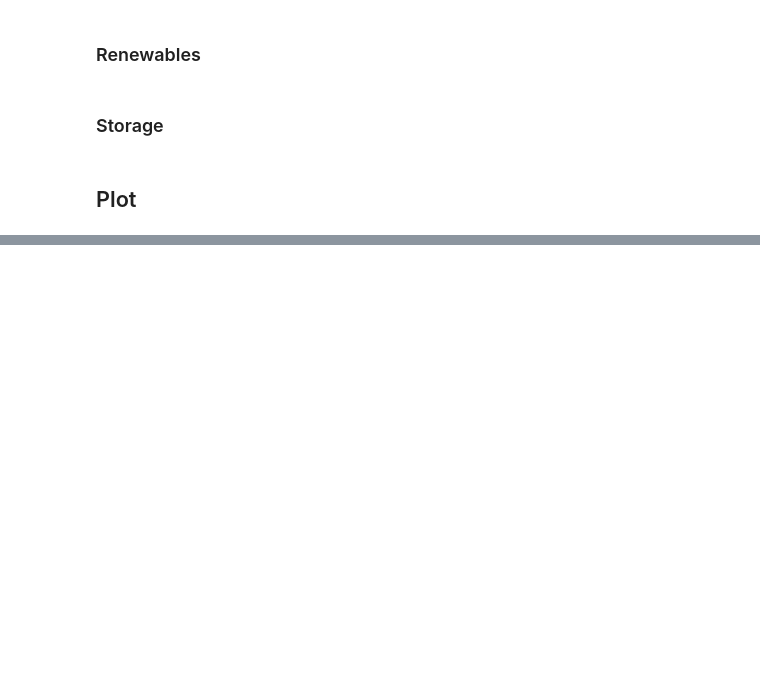
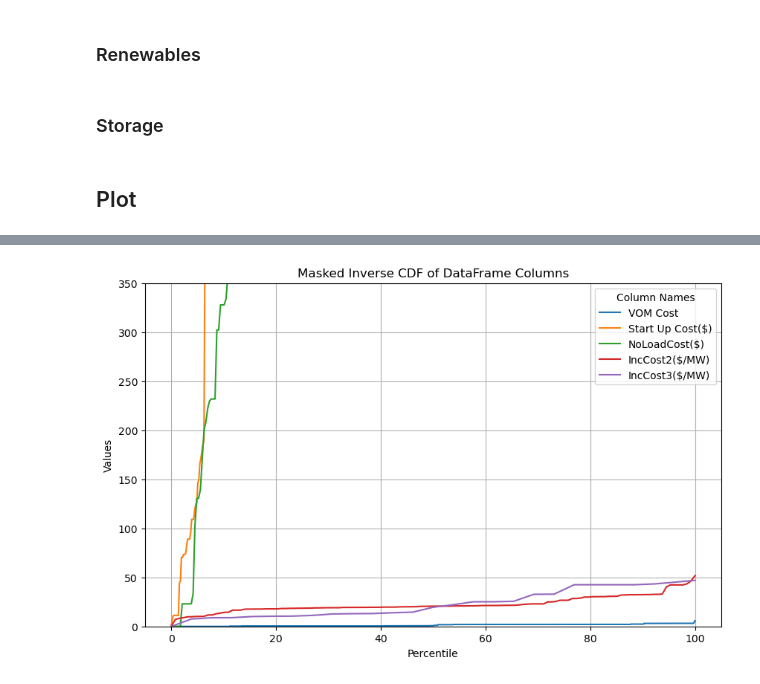
Before and after one commit to niklauskun/STESTS, a Jupyter notebook: Diagnose.ipynb, the cells around one changed output, grey strips where cells are left out. Cells and saved outputs as stored; diff of their text form; code cells hidden in the pictures; blank space fills up the shorter version.

```diff
--- a/Diagnose.ipynb
+++ b/Diagnose.ipynb
@@ -594,3 +684,13 @@ plt.show()
+# %%
+data = ThermalGen.iloc[:,21:26]
+data_masked = data.where(ThermalGen.iloc[:,4:9].to_numpy() != 0)
+data_masked_sorted = data_masked.apply(lambda col: col.dropna().sort_values().reset_index(drop=True), axis=0)
+
+
+# Calling the plot function
+plot_inverse_cdf(data_masked_sorted)
+# %% [output]
+[figure, added]
 # %%
 HistoryPrice = pd.read_csv('output/20220101-20221231 CAISO Real-time Price.csv')
 HistoryPrice = HistoryPrice.drop_duplicates(subset=['Date', 'hub'])
```
Also changed, not shown: parts of 9 cells of this notebook, 4 other files.
